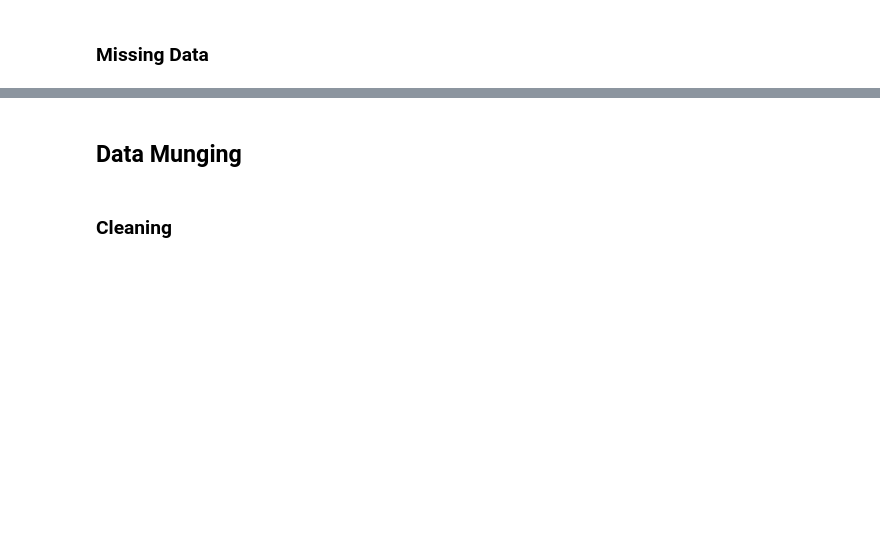
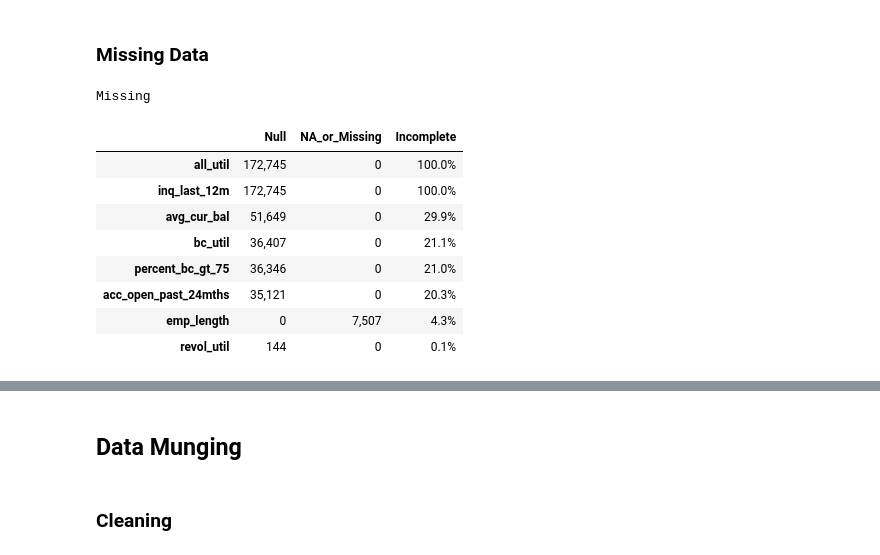
Before and after one commit to vnaidu/loan-default-classifier, a Jupyter notebook: loan-status.ipynb, the cells around one changed output, grey strips where cells are left out. Drawn from its saved outputs; the diff is of its cells as text; code cells hidden in the pictures; blank space fills up the shorter version.

```diff
--- a/loan-status.ipynb
+++ b/loan-status.ipynb
@@ -75,0 +73,5 @@ div.output_png {
+# %%
+def load_dataset(path='data/lc_historical.csv'):
+    lc = pd.read_csv(path, index_col='id', memory_map=True, low_memory=False)
+    lc.loan_status = pd.Categorical(lc.loan_status, categories=['Fully Paid', 'Charged Off'])
+    return lc
@@ -81,0 +138,14 @@ div.output_png {
+# %%
+incomplete_stats = load_dataset().pipe(calc_incomplete_stats)
+display_incomplete_stats(incomplete_stats)
+# %% [output]
+Missing
+|  | Null | NA_or_Missing | Incomplete |
+| all_util | 172,745 | 0 | 100.0% |
+| inq_last_12m | 172,745 | 0 | 100.0% |
+| avg_cur_bal | 51,649 | 0 | 29.9% |
+| bc_util | 36,407 | 0 | 21.1% |
+| percent_bc_gt_75 | 36,346 | 0 | 21.0% |
+| acc_open_past_24mths | 35,121 | 0 | 20.3% |
+| emp_length | 0 | 7,507 | 4.3% |
+| revol_util | 144 | 0 | 0.1% |
```
Also changed, not shown: parts of 6 cells of this notebook.
